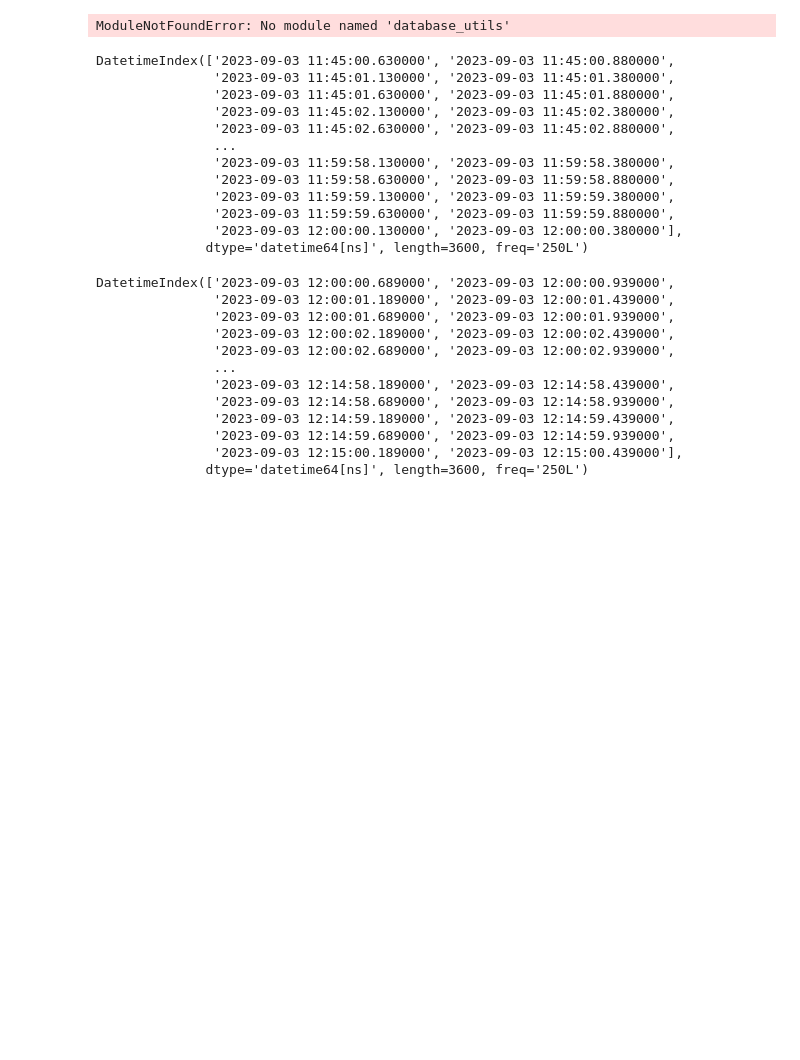
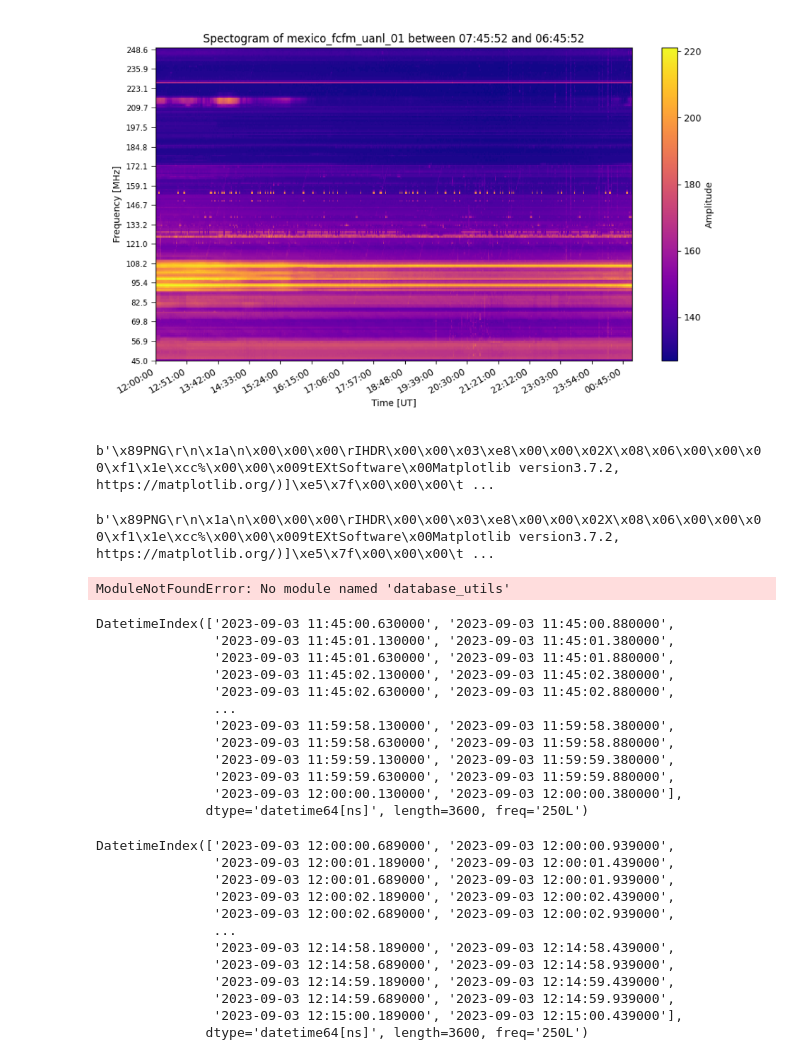
Before and after one commit to i4Ds/ecallisto_ng, a Jupyter notebook: example/fixed_resolution_plotting.ipynb, the cells around one changed output. Cells and saved outputs as stored; diff of their text form; code cells hidden in the pictures; blank space fills up the shorter version.

```diff
--- a/example/fixed_resolution_plotting.ipynb
+++ b/example/fixed_resolution_plotting.ipynb
@@ -18,0 +31,16 @@ File downloaded successfully
+# %%
+import io
+from PIL import Image
+import matplotlib.pyplot as plt
+
+# Assuming you have a bytes stream called 'buf'
+buf.seek(0)  # Ensure the buffer is at the beginning
+image = Image.open(buf)
+
+# Using matplotlib to display the image
+plt.figure(figsize=(12, 10))
+plt.imshow(image)
+plt.axis('off')  # Hide axis
+plt.show()
+# %% [output]
+[figure, added]
@@ -19,3 +51,11 @@ File downloaded successfully
+# %%
+png_image
+# %% [output]
+b'\x89PNG\r\n\x1a\n\x00\x00\x00\rIHDR\x00\x00\x03\xe8\x00\x00\x02X\x08\x06\x00\x00\x00\xf1\x1e\xcc%\x00\x00\x009tEXtSoftware\x00Matplotlib version3.7.2, https://matplotlib.org/)]\xe5\x7f\x00\x00\x00\t ...
+# %%
+buf.getvalue()
+# %% [output]
+b'\x89PNG\r\n\x1a\n\x00\x00\x00\rIHDR\x00\x00\x03\xe8\x00\x00\x02X\x08\x06\x00\x00\x00\xf1\x1e\xcc%\x00\x00\x009tEXtSoftware\x00Matplotlib version3.7.2, https://matplotlib.org/)]\xe5\x7f\x00\x00\x00\t ...
 # %%
 from radiospectra.sources import CallistoSpectrogram
 # %%
```
Also changed, not shown: parts of 5 cells of this notebook, 2 other files.
